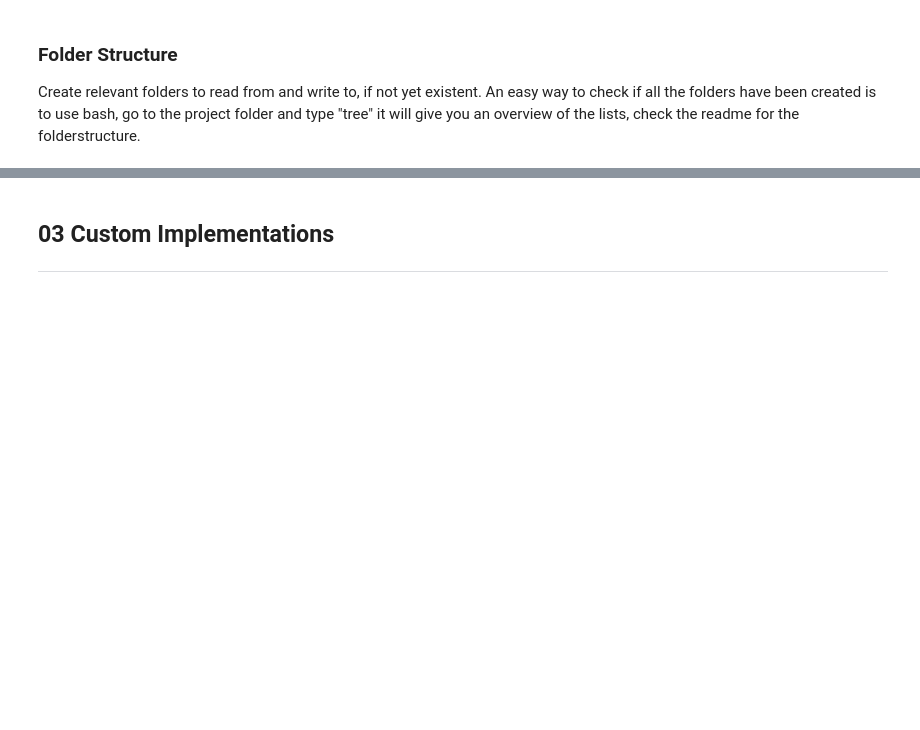
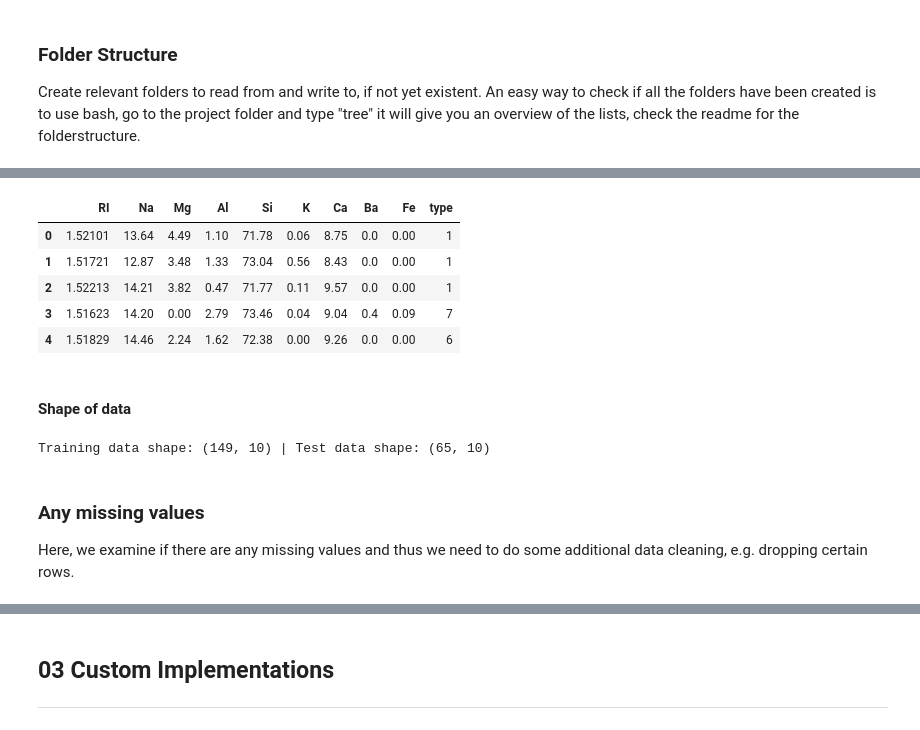
Before and after one commit to mikasenghaas/glass-forensic-analysis, a Jupyter notebook: src/main.ipynb, the cells around one changed output, grey strips where cells are left out. Cells and saved outputs as stored; diff of their text form; code cells hidden in the pictures; blank space fills up the shorter version.

```diff
--- a/src/main.ipynb
+++ b/src/main.ipynb
@@ -184,0 +175,20 @@ train_df = pd.DataFrame(X_train)
+# %%
+test = pd.read_csv(f"{PATH_TO['data']['raw']}/df_test.csv", delimiter=',', header=0)
+test.head()
+# %% [output]
+|  | RI | Na | Mg | Al | Si | K | Ca | Ba | Fe | type |
+| 0 | 1.52101 | 13.64 | 4.49 | 1.10 | 71.78 | 0.06 | 8.75 | 0.0 | 0.00 | 1 |
+| 1 | 1.51721 | 12.87 | 3.48 | 1.33 | 73.04 | 0.56 | 8.43 | 0.0 | 0.00 | 1 |
+| 2 | 1.52213 | 14.21 | 3.82 | 0.47 | 71.77 | 0.11 | 9.57 | 0.0 | 0.00 | 1 |
+| 3 | 1.51623 | 14.20 | 0.00 | 2.79 | 73.46 | 0.04 | 9.04 | 0.4 | 0.09 | 7 |
+| 4 | 1.51829 | 14.46 | 2.24 | 1.62 | 72.38 | 0.00 | 9.26 | 0.0 | 0.00 | 6 |
+# %% [markdown]
+#### Shape of data
+# %%
+print(f'Training data shape: {train.shape} | Test data shape: {test.shape}')
+# %% [output]
+Training data shape: (149, 10) | Test data shape: (65, 10)
+# %% [markdown]
+### Any missing values
+
+Here, we examine if there are any missing values and thus we need to do some additional data cleaning, e.g. dropping certain rows.
```
Also changed, not shown: parts of 43 cells of this notebook, 19 other files.
